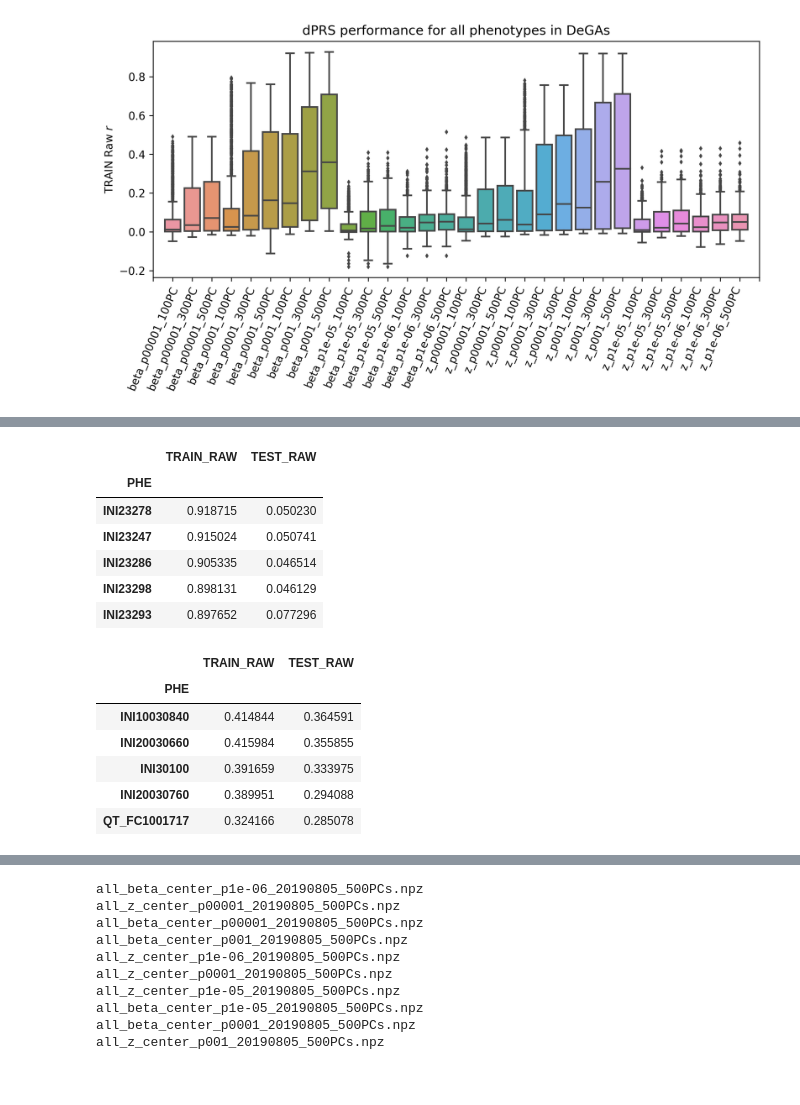
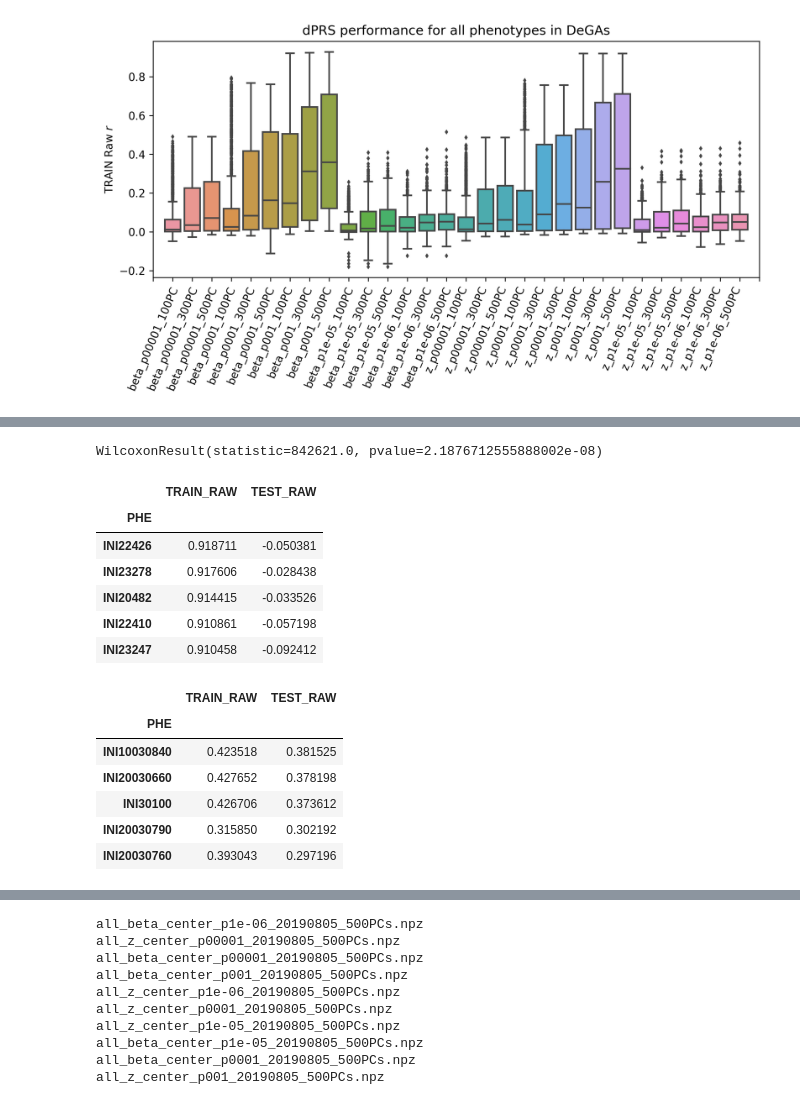
Before and after one commit to rivas-lab/degas-risk, a Jupyter notebook: supplement/FigureS1-Hyperparameter_Optimization.ipynb, the cells around one changed output, grey strips where cells are left out. Saved outputs shown, nothing was run; the diff lists cells and outputs as text; code cells hidden in the pictures.

```diff
--- a/supplement/FigureS1-Hyperparameter_Optimization.ipynb
+++ b/supplement/FigureS1-Hyperparameter_Optimization.ipynb
@@ -80,23 +101,28 @@ plt.show()
+# %%
+wilcoxon(test[test.mean().sort_values()[::-1].index[0]],
+         test[test.mean().sort_values()[::-1].index[1]])
+# %% [output]
+WilcoxonResult(statistic=842621.0, pvalue=2.1876712555888002e-08)
 # %%
-datas['z_p001_100PC'].sort_values('TRAIN_'+kind).dropna()[::-1].head()
+datas['z_p001_300PC'].sort_values('TRAIN_'+kind).dropna()[::-1].head()
 # %% [output]
 |  | TRAIN_RAW | TEST_RAW |
 | PHE |  |  |
-| INI23278 | 0.918715 | 0.050230 |
-| INI23247 | 0.915024 | 0.050741 |
-| INI23286 | 0.905335 | 0.046514 |
-| INI23298 | 0.898131 | 0.046129 |
-| INI23293 | 0.897652 | 0.077296 |
+| INI22426 | 0.918711 | -0.050381 |
+| INI23278 | 0.917606 | -0.028438 |
+| INI20482 | 0.914415 | -0.033526 |
+| INI22410 | 0.910861 | -0.057198 |
+| INI23247 | 0.910458 | -0.092412 |
 # %%
-datas['z_p001_100PC'].sort_values('TEST_'+kind).dropna()[::-1].head()
+datas['z_p001_300PC'].sort_values('TEST_'+kind).dropna()[::-1].head()
 # %% [output]
 |  | TRAIN_RAW | TEST_RAW |
 | PHE |  |  |
-| INI10030840 | 0.414844 | 0.364591 |
-| INI20030660 | 0.415984 | 0.355855 |
-| INI30100 | 0.391659 | 0.333975 |
-| INI20030760 | 0.389951 | 0.294088 |
-| QT_FC1001717 | 0.324166 | 0.285078 |
+| INI10030840 | 0.423518 | 0.381525 |
+| INI20030660 | 0.427652 | 0.378198 |
+| INI30100 | 0.426706 | 0.373612 |
+| INI20030790 | 0.315850 | 0.302192 |
+| INI20030760 | 0.393043 | 0.297196 |
 # %%
 pd.DataFrame([datas[d].loc['INI50',:] for d in datas], index=[d for d in datas]).sort_values('TEST_'+kind)[::-1]
 # %% [output]
```
Also changed, not shown: parts of 7 cells of this notebook, 6 other files.
